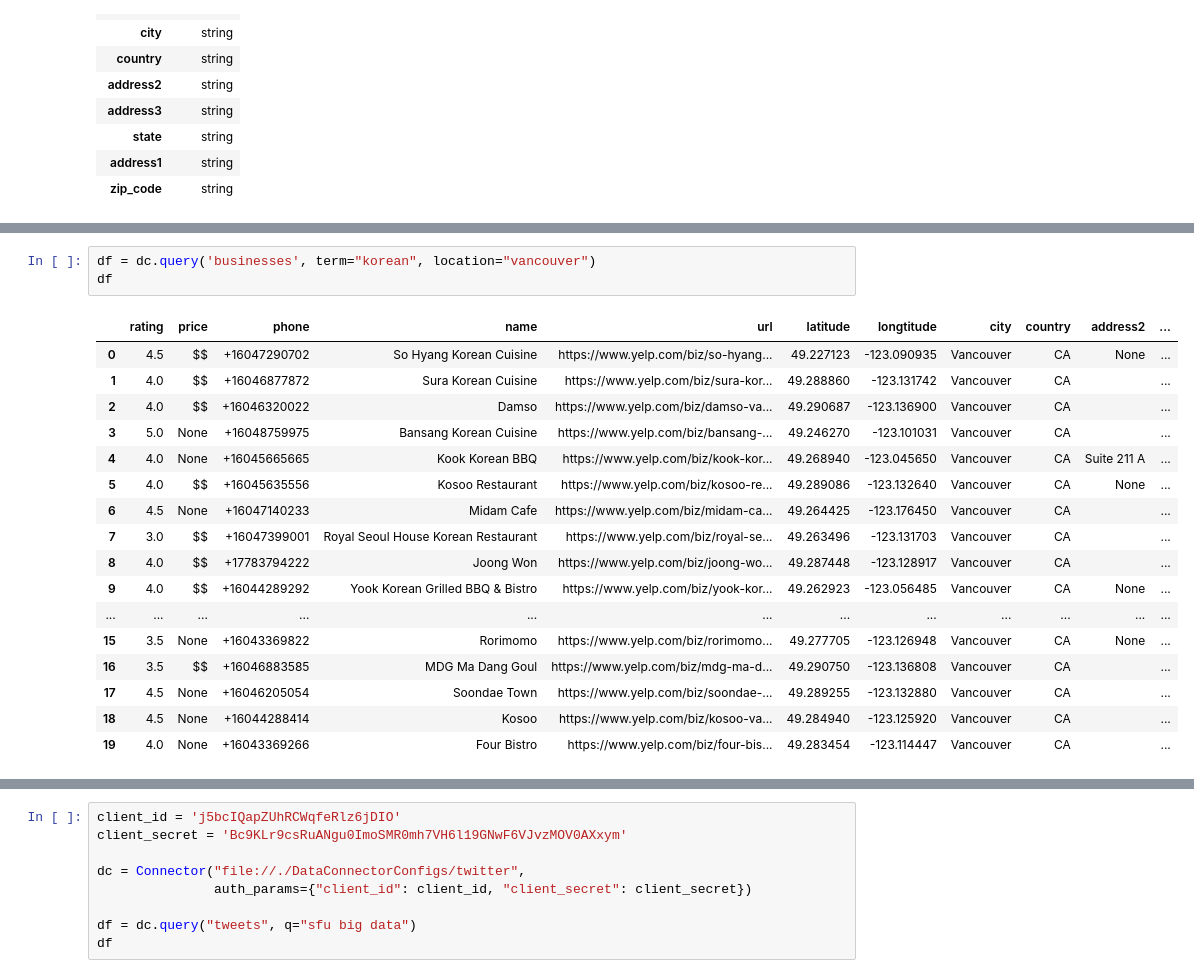
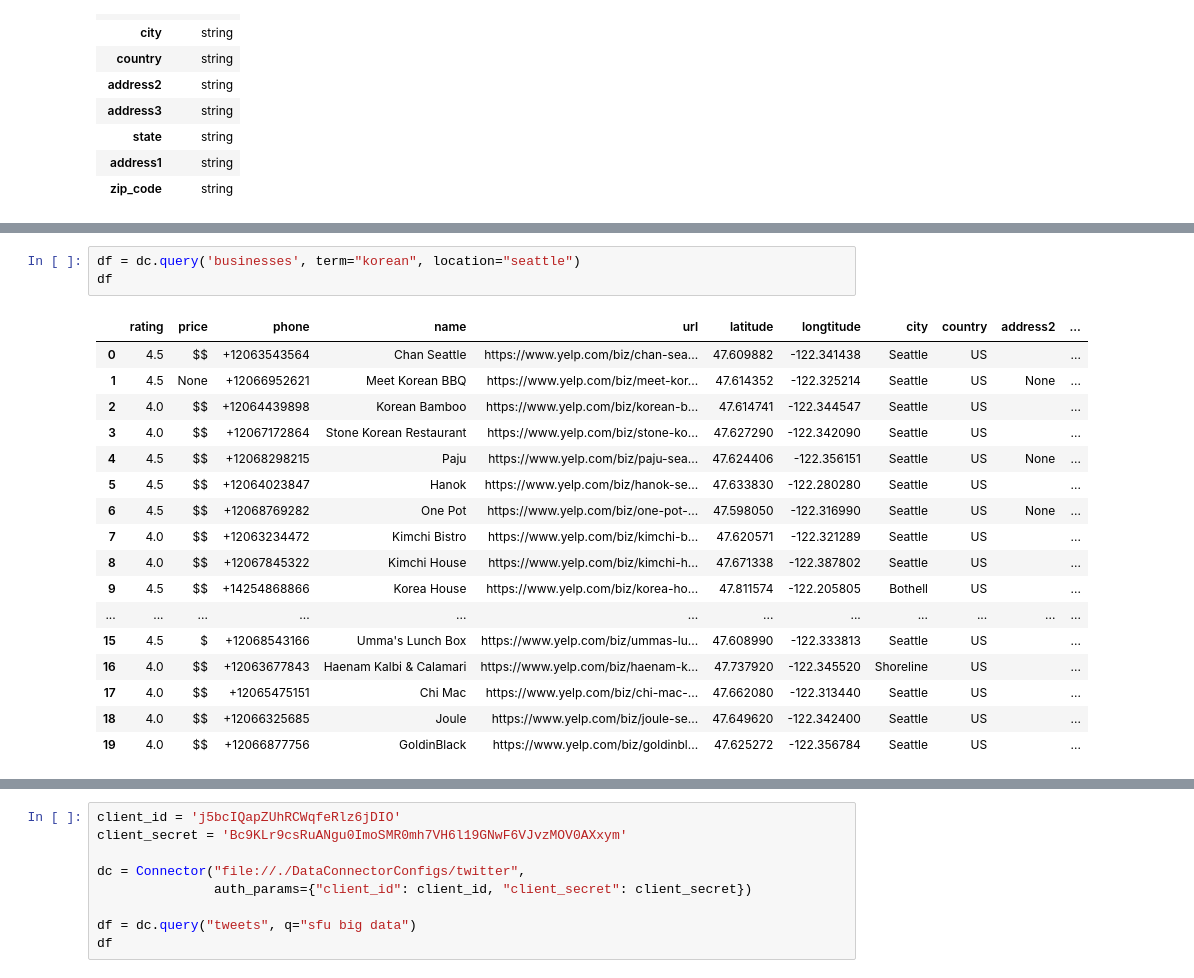
Before and after one commit to sfu-db/dataprep, a Jupyter notebook: demo.ipynb, the cells around one changed output, grey strips where cells are left out. Drawn from its saved outputs; the diff is of its cells as text.

```diff
--- a/demo.ipynb
+++ b/demo.ipynb
@@ -52,26 +51,26 @@ businesses table:
 ------ dc.table_names
 ------ dc.show_schema('table name')
 # %%
-df = dc.query('businesses', term="korean", location="vancouver")
+df = dc.query('businesses', term="korean", location="seattle")
 df
 # %% [output]
 |  | rating | price | phone | name | url | latitude | longtitude | city | country | address2 | ... |
-| 0 | 4.5 | $$ | +16047290702 | So Hyang Korean Cuisine | https://www.yelp.com/biz/so-hyang... | 49.227123 | -123.090935 | Vancouver | CA | None | ... |
-| 1 | 4.0 | $$ | +16046877872 | Sura Korean Cuisine | https://www.yelp.com/biz/sura-kor... | 49.288860 | -123.131742 | Vancouver | CA |  | ... |
-| 2 | 4.0 | $$ | +16046320022 | Damso | https://www.yelp.com/biz/damso-va... | 49.290687 | -123.136900 | Vancouver | CA |  | ... |
-| 3 | 5.0 | None | +16048759975 | Bansang Korean Cuisine | https://www.yelp.com/biz/bansang-... | 49.246270 | -123.101031 | Vancouver | CA |  | ... |
-| 4 | 4.0 | None | +16045665665 | Kook Korean BBQ | https://www.yelp.com/biz/kook-kor... | 49.268940 | -123.045650 | Vancouver | CA | Suite 211 A | ... |
-| 5 | 4.0 | $$ | +16045635556 | Kosoo Restaurant | https://www.yelp.com/biz/kosoo-re... | 49.289086 | -123.132640 | Vancouver | CA | None | ... |
-| 6 | 4.5 | None | +16047140233 | Midam Cafe | https://www.yelp.com/biz/midam-ca... | 49.264425 | -123.176450 | Vancouver | CA |  | ... |
-| 7 | 3.0 | $$ | +16047399001 | Royal Seoul House Korean Restaurant | https://www.yelp.com/biz/royal-se... | 49.263496 | -123.131703 | Vancouver | CA |  | ... |
-| 8 | 4.0 | $$ | +17783794222 | Joong Won | https://www.yelp.com/biz/joong-wo... | 49.287448 | -123.128917 | Vancouver | CA |  | ... |
-| 9 | 4.0 | $$ | +16044289292 | Yook Korean Grilled BBQ & Bistro | https://www.yelp.com/biz/yook-kor... | 49.262923 | -123.056485 | Vancouver | CA | None | ... |
+| 0 | 4.5 | $$ | +12063543564 | Chan Seattle | https://www.yelp.com/biz/chan-sea... | 47.609882 | -122.341438 | Seattle | US |  | ... |
+| 1 | 4.5 | None | +12066952621 | Meet Korean BBQ | https://www.yelp.com/biz/meet-kor... | 47.614352 | -122.325214 | Seattle | US | None | ... |
+| 2 | 4.0 | $$ | +12064439898 | Korean Bamboo | https://www.yelp.com/biz/korean-b... | 47.614741 | -122.344547 | Seattle | US |  | ... |
+| 3 | 4.0 | $$ | +12067172864 | Stone Korean Restaurant | https://www.yelp.com/biz/stone-ko... | 47.627290 | -122.342090 | Seattle | US |  | ... |
+| 4 | 4.5 | $$ | +12068298215 | Paju | https://www.yelp.com/biz/paju-sea... | 47.624406 | -122.356151 | Seattle | US | None | ... |
+| 5 | 4.5 | $$ | +12064023847 | Hanok | https://www.yelp.com/biz/hanok-se... | 47.633830 | -122.280280 | Seattle | US |  | ... |
+| 6 | 4.5 | $$ | +12068769282 | One Pot | https://www.yelp.com/biz/one-pot-... | 47.598050 | -122.316990 | Seattle | US | None | ... |
+| 7 | 4.0 | $$ | +12063234472 | Kimchi Bistro | https://www.yelp.com/biz/kimchi-b... | 47.620571 | -122.321289 | Seattle | US |  | ... |
+| 8 | 4.0 | $$ | +12067845322 | Kimchi House | https://www.yelp.com/biz/kimchi-h... | 47.671338 | -122.387802 | Seattle | US |  | ... |
+| 9 | 4.5 | $$ | +14254868866 | Korea House | https://www.yelp.com/biz/korea-ho... | 47.811574 | -122.205805 | Bothell | US |  | ... |
 | ... | ... | ... | ... | ... | ... | ... | ... | ... | ... | ... | ... |
-| 15 | 3.5 | None | +16043369822 | Rorimomo | https://www.yelp.com/biz/rorimomo... | 49.277705 | -123.126948 | Vancouver | CA | None | ... |
-| 16 | 3.5 | $$ | +16046883585 | MDG Ma Dang Goul | https://www.yelp.com/biz/mdg-ma-d... | 49.290750 | -123.136808 | Vancouver | CA |  | ... |
-| 17 | 4.5 | None | +16046205054 | Soondae Town | https://www.yelp.com/biz/soondae-... | 49.289255 | -123.132880 | Vancouver | CA |  | ... |
-| 18 | 4.5 | None | +16044288414 | Kosoo | https://www.yelp.com/biz/kosoo-va... | 49.284940 | -123.125920 | Vancouver | CA |  | ... |
-| 19 | 4.0 | None | +16043369266 | Four Bistro | https://www.yelp.com/biz/four-bis... | 49.283454 | -123.114447 | Vancouver | CA |  | ... |
+| 15 | 4.5 | $ | +12068543166 | Umma's Lunch Box | https://www.yelp.com/biz/ummas-lu... | 47.608990 | -122.333813 | Seattle | US |  | ... |
+| 16 | 4.0 | $$ | +12063677843 | Haenam Kalbi & Calamari | https://www.yelp.com/biz/haenam-k... | 47.737920 | -122.345520 | Shoreline | US |  | ... |
+| 17 | 4.0 | $$ | +12065475151 | Chi Mac | https://www.yelp.com/biz/chi-mac-... | 47.662080 | -122.313440 | Seattle | US |  | ... |
+| 18 | 4.0 | $$ | +12066325685 | Joule | https://www.yelp.com/biz/joule-se... | 47.649620 | -122.342400 | Seattle | US |  | ... |
+| 19 | 4.0 | $$ | +12066877756 | GoldinBlack | https://www.yelp.com/biz/goldinbl... | 47.625272 | -122.356784 | Seattle | US |  | ... |
 # %%
 client_id = '9f2b33cbc59c4fb3aac9aabdbd5b8d00'
 client_secret = 'ce1e42a3b39f4410897598bb70a21828'
```
Also changed, not shown: parts of 3 cells of this notebook, 1 other file.
